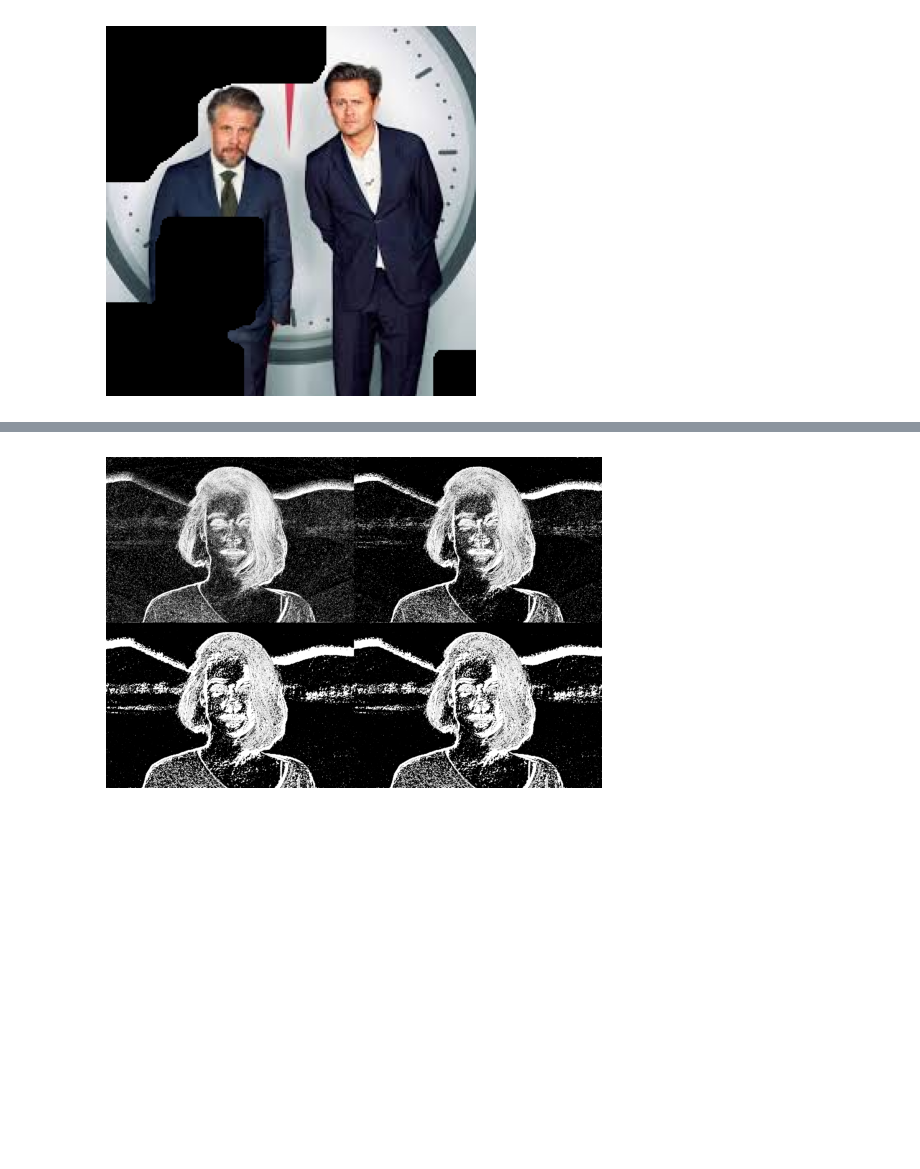
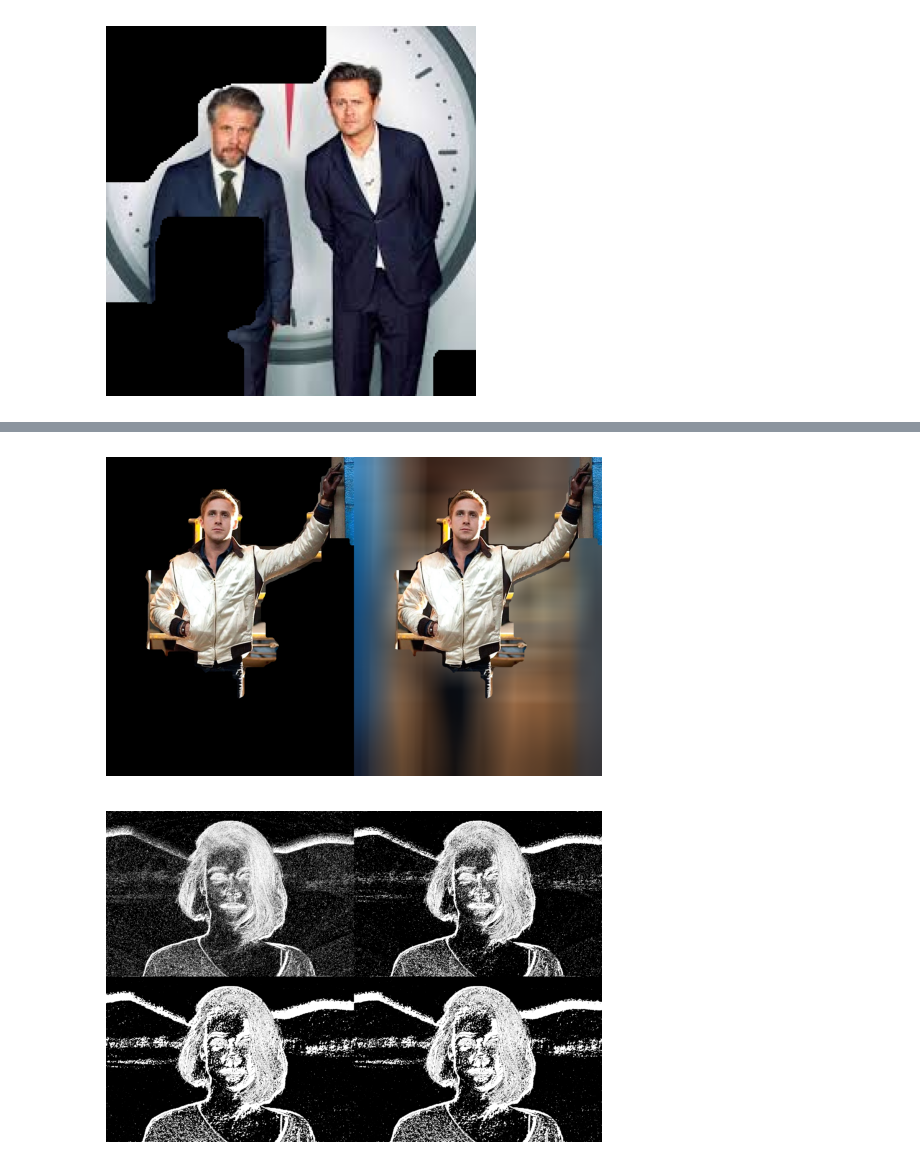
Before and after one commit to reimertzzz/Bildbehandling, a Jupyter notebook: main.ipynb, the cells around one changed output, grey strips where cells are left out. Cells and saved outputs as stored; diff of their text form; code cells hidden in the pictures; blank space fills up the shorter version.

```diff
--- a/main.ipynb
+++ b/main.ipynb
@@ -257,3 +253,15 @@ show_image(np.expand_dims(pair_wavelet, axis=-1) * pair)
+# %%
+# Do plain background guy
+drive = images[4]
+
+# Process drive using wavelet
+drive_wavelet, bg_drive_wavelet = extract_object_wavelet(drive, s_gaussian=0, w_depth=2, w_high=251, w_low=4, w_weights=(0, 0, 1), kernel=(4, 4), padding_size=0)
+
+drive_wavelet_restored = compose_image(drive, drive_wavelet, bg_drive_wavelet)
+
+show_image(np.hstack((np.expand_dims(drive_wavelet, axis=-1) * drive, drive_wavelet_restored)))
+# %% [output]
+[figure, added]
 # %%
 # Test different depths
 woman_gray = cv2.cvtColor(woman, cv2.COLOR_BGR2GRAY)
```
Also changed, not shown: parts of 6 cells of this notebook, 1 other file.
